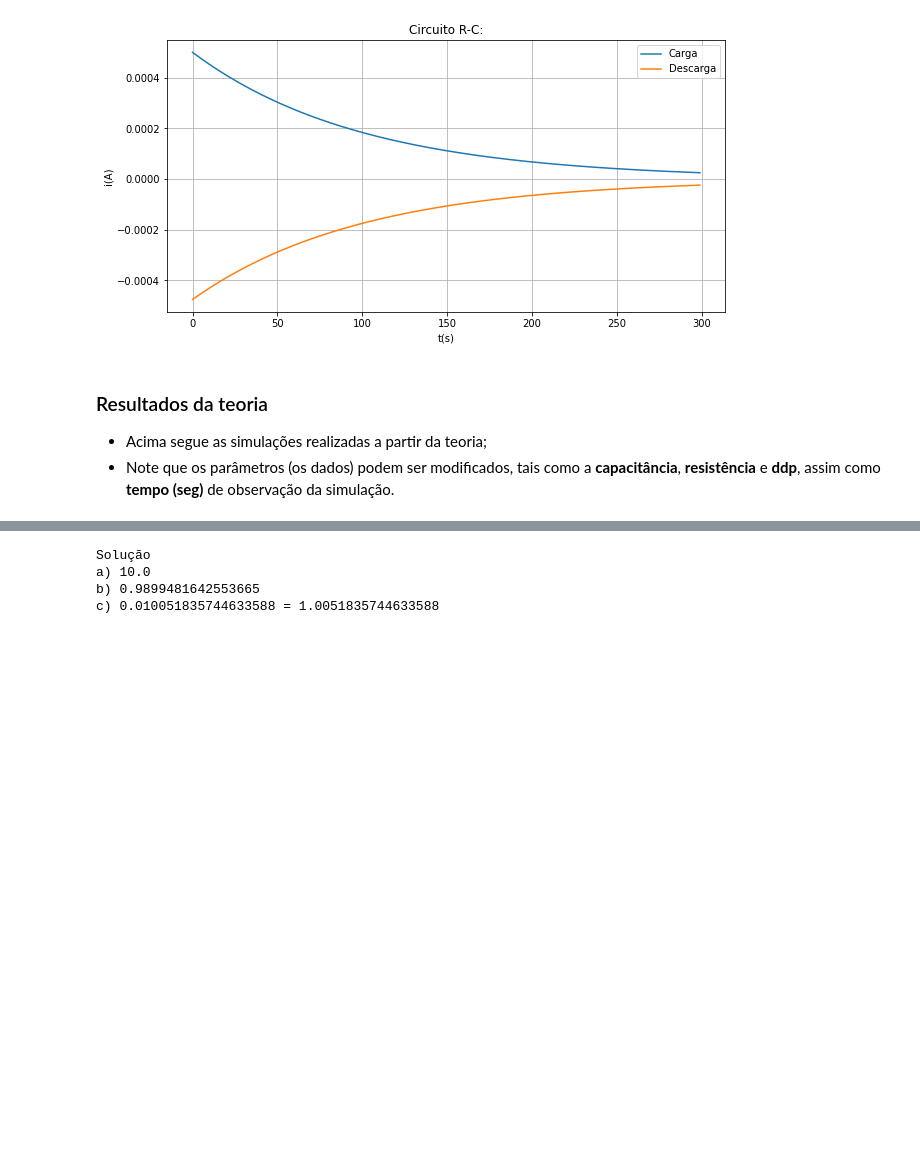
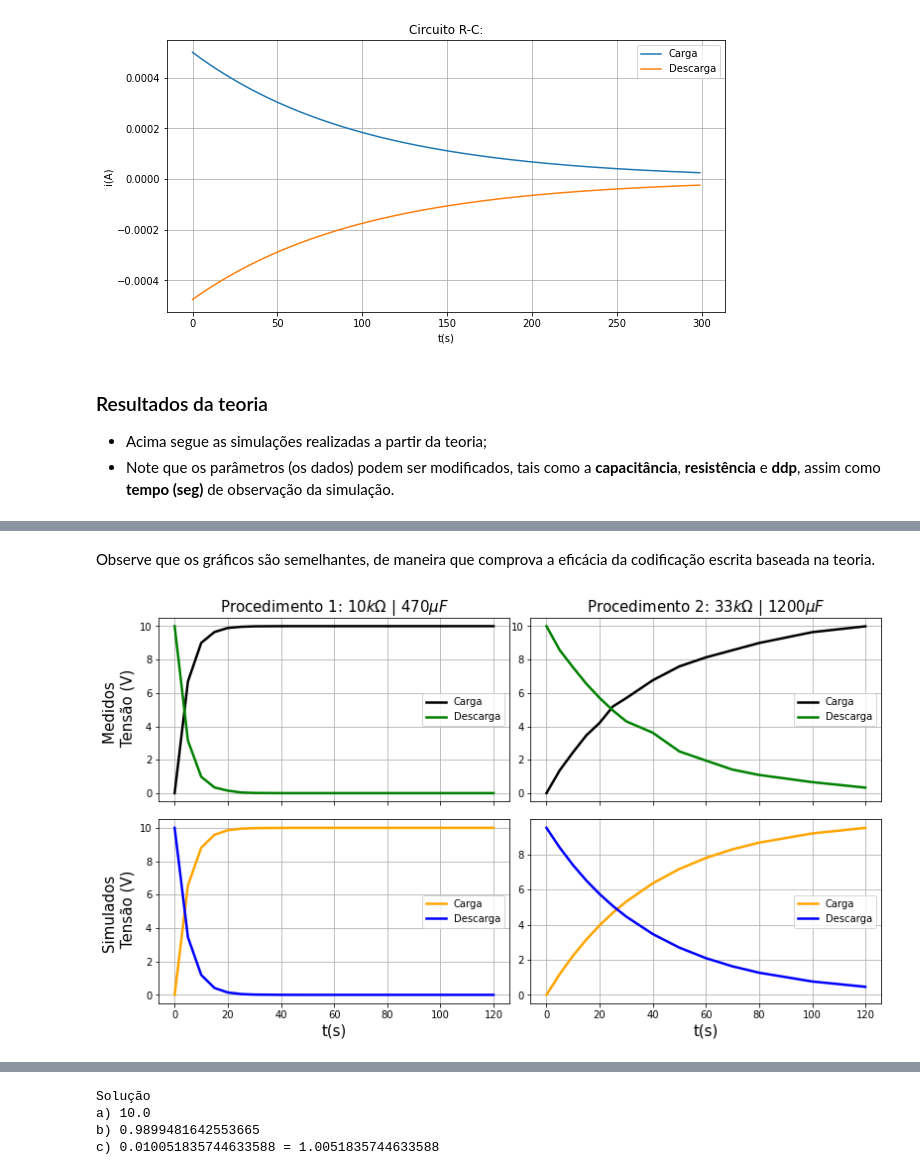
Before and after one commit to Raul-rx7/projeto_circuitos_rc, a Jupyter notebook: pre_projeto.ipynb, the cells around one changed output, grey strips where cells are left out. Drawn from its saved outputs; the diff is of its cells as text; code cells hidden in the pictures; blank space fills up the shorter version.

```diff
--- a/pre_projeto.ipynb
+++ b/pre_projeto.ipynb
@@ -116,0 +216,75 @@ plt.close()
+# %% [markdown]
+Observe que os gráficos são semelhantes, de maneira que comprova a eficácia da codificação escrita baseada na teoria.
+# %%
+lW=2.5
+fontSize = 15
+
+# Parâmetros para simulação
+C1 = 470*(10**(-6))        # Farad
+R1 = 10*(10**(3))          # Ohms
+V = 10                    # Volts
+
+C2 = 1200*(10**(-6))        # Farad
+R2 = 33*(10**(3))          # Ohms
+
+# Passo do tempo para simulação
+t = np.array(list(np.arange(0, 35, 5)) + list(np.arange(40, 90, 10)) + [100, 120])
+
+# Simulação
+q1 = Q(C1, R1, V, t)         # Chamando a função de carga no carregamento
+i1 = I(C1, R1, V, t)         # Chamando a função de corrente no carregamento
+
+qD1 = Q2(C1, R1, V, t)         # Chamando a função de carga no descarregamento
+iD1 = I2(C1, R1, V, t)         # Chamando a função de corrente no descarregamento
+
+
+q2 = Q(C2, R2, V, t)         # Chamando a função de carga no carregamento
+i2 = I(C2, R2, V, t)         # Chamando a função de corrente no carregamento
+
+qD2 = Q2(C2, R2, V, t)         # Chamando a função de carga no descarregamento
+iD2 = I2(C2, R2, V, t)         # Chamando a função de corrente no descarregamento
+
+
+
+### Plotando tudo de uma vez
+figure, axs = plt.subplots(nrows=2, ncols=2, figsize=(15, 8), sharex=True)
+figure.subplots_adjust(hspace=0.098, wspace = 0.06)
+plt.subplots_adjust(right=.8, top=.8)
+
+axs[0][0].set_title(r"Procedimento 1: $10 k\Omega \ | \ 470 \mu F$", fontsize=fontSize)
+axs[0][0].plot(dadosCarga1["t"], dadosCarga1["v"], "k", label="Carga", lw = lW)
+axs[0][0].plot(dadosDescarga1["t"], dadosDescarga1["v"], "green" , label="Descarga", lw = lW)
+axs[0][0].set_ylabel("Medidos \n Tensão (V)", fontsize=fontSize)
+axs[0][0].grid()
+axs[0][0].legend()
+
+
+axs[1][0].plot(t, q1/C1, color="orange", label="Carga", linewidth=lW)
+axs[1][0].plot(t, qD1/C1, color="blue", label="Descarga", linewidth=lW)
+axs[1][0].set_xlabel("t(s)", fontsize=fontSize)
+axs[1][0].set_ylabel("Simulados \n Tensão (V)", fontsize=fontSize)
+axs[1][0].grid()
+axs[1][0].legend()
+
+
+axs[0][1].set_title(r"Procedimento 2: $33 k\Omega \ | \ 1200 \mu F$", fontsize=fontSize)
+axs[0][1].plot(dadosCarga2["t"], dadosCarga2["v"], "k", label="Carga", lw = lW)
+axs[0][1].plot(dadosDescarga2["t"], dadosDescarga2["v"], "green" , label="Descarga", lw = lW)
+axs[0][1].grid()
+axs[0][1].legend()
+
+
+axs[1][1].plot(t, q2/C2, color="orange", label="Carga", linewidth=lW)
+axs[1][1].plot(t, qD2/C2, color="blue", label="Descarga", linewidth=lW)
+axs[1][1].set_xlabel("t(s)", fontsize=fontSize)
+axs[1][1].grid()
+axs[1][1].legend()
+
+figure.savefig("medidos_simulados.pdf")
+
+#plt.grid()
+#plt.legend(loc=0)
+#plt.show()
+#plt.close()
+# %% [output]
+[figure, added]
```
Also changed, not shown: parts of 17 cells of this notebook.
